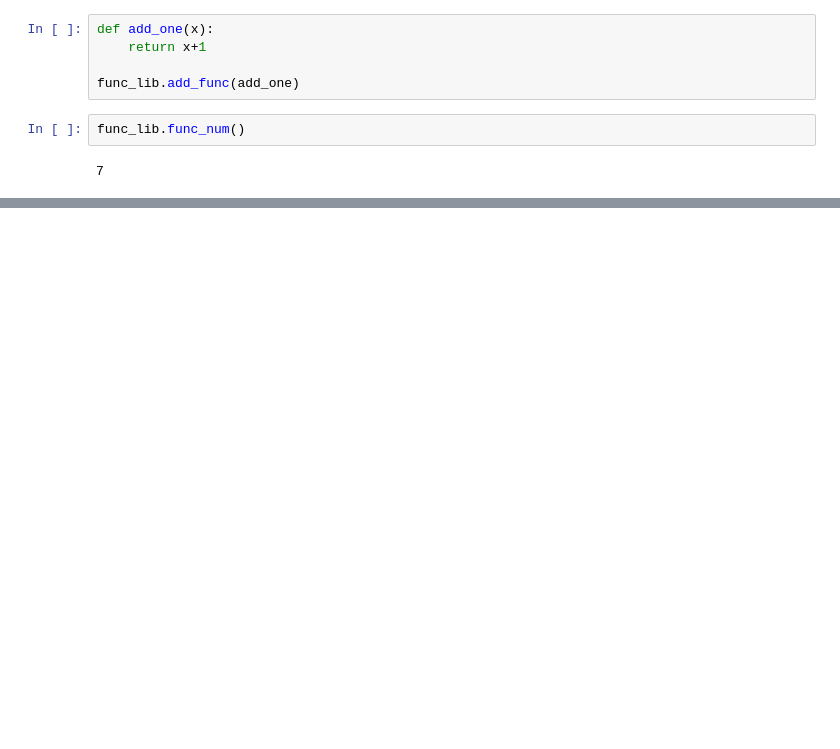
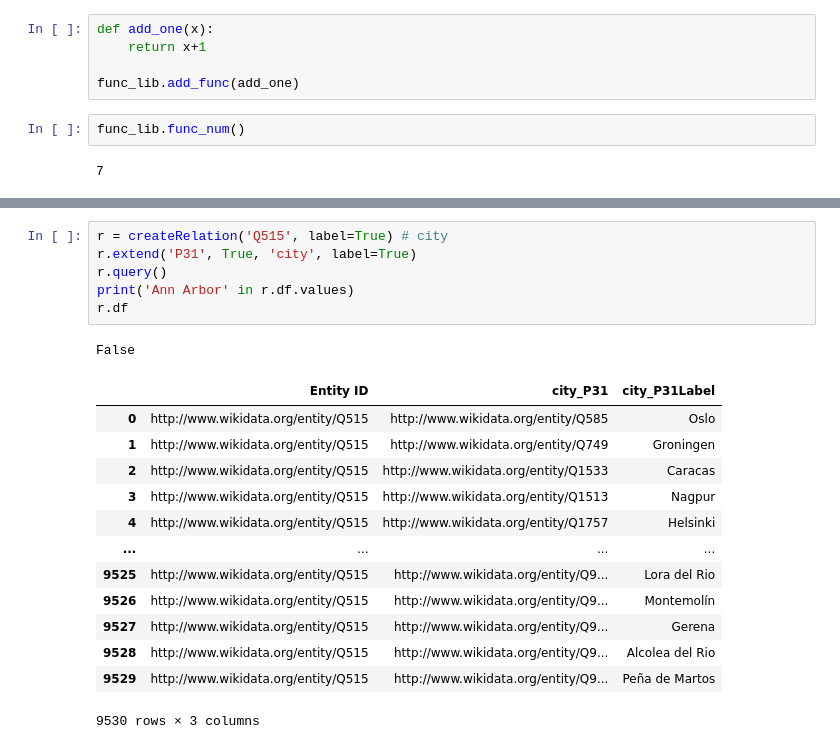
Before and after one commit to mikecafarella/KNP, a Jupyter notebook: index.ipynb, the cells around one changed output, grey strips where cells are left out. Saved outputs shown, nothing was run; the diff lists cells and outputs as text; blank space fills up the shorter version.

```diff
--- a/index.ipynb
+++ b/index.ipynb
@@ -834,0 +890,21 @@ func_lib.func_num()
+# %%
+r = createRelation('Q515', label=True) # city
+r.extend('P31', True, 'city', label=True)
+r.query()
+print('Ann Arbor' in r.df.values)
+r.df
+# %% [output]
+False
+|  | Entity ID | city_P31 | city_P31Label |
+| 0 | http://www.wikidata.org/entity/Q515 | http://www.wikidata.org/entity/Q585 | Oslo |
+| 1 | http://www.wikidata.org/entity/Q515 | http://www.wikidata.org/entity/Q749 | Groningen |
+| 2 | http://www.wikidata.org/entity/Q515 | http://www.wikidata.org/entity/Q1533 | Caracas |
+| 3 | http://www.wikidata.org/entity/Q515 | http://www.wikidata.org/entity/Q1513 | Nagpur |
+| 4 | http://www.wikidata.org/entity/Q515 | http://www.wikidata.org/entity/Q1757 | Helsinki |
+| ... | ... | ... | ... |
+| 9525 | http://www.wikidata.org/entity/Q515 | http://www.wikidata.org/entity/Q9... | Lora del Rio |
+| 9526 | http://www.wikidata.org/entity/Q515 | http://www.wikidata.org/entity/Q9... | Montemolín |
+| 9527 | http://www.wikidata.org/entity/Q515 | http://www.wikidata.org/entity/Q9... | Gerena |
+| 9528 | http://www.wikidata.org/entity/Q515 | http://www.wikidata.org/entity/Q9... | Alcolea del Rio |
+| 9529 | http://www.wikidata.org/entity/Q515 | http://www.wikidata.org/entity/Q9... | Peña de Martos |
+9530 rows × 3 columns
```
Also changed, not shown: parts of 4 cells of this notebook.
